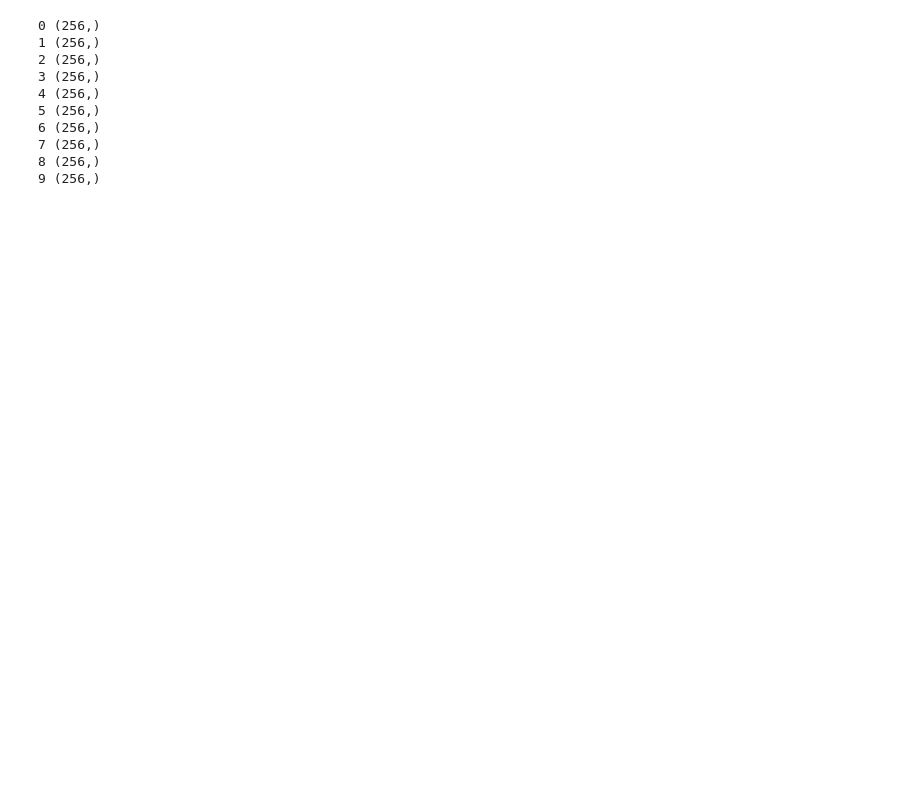
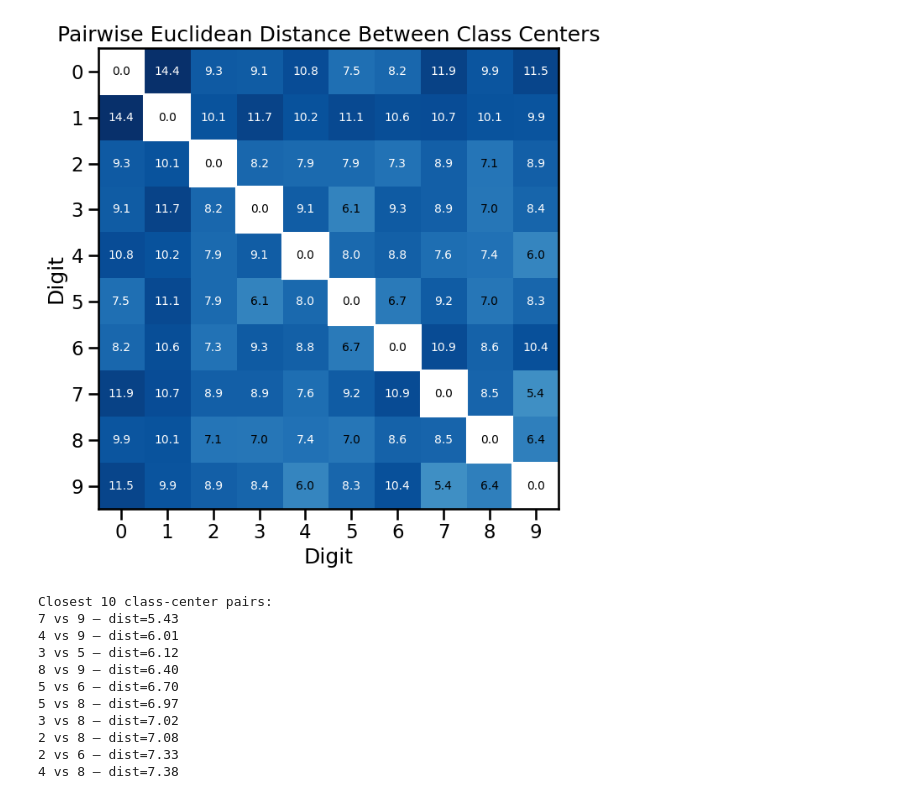
Before and after one commit to mathiisk/IDL-A0, a Jupyter notebook: A0Task1.ipynb, the cells around one changed output. Cells and saved outputs as stored; diff of their text form; code cells hidden in the pictures; blank space fills up the shorter version.

```diff
--- a/A0Task1.ipynb
+++ b/A0Task1.ipynb
@@ -61,20 +114,38 @@ plt.show
 # %%
-centers = {}
-for digit in range(len(train_out[0].unique())):
-    digit_images = train_in[train_out[0] == digit]
-    center = digit_images.mean(axis=0).values
-    centers[digit] = center
+center_distances = cdist(centers_matrix, centers_matrix, metric="euclidean")
 
-for digit in centers:
-    print(digit, centers[digit].shape)
+fig, ax = plt.subplots(figsize=(8, 7))
+im = ax.imshow(center_distances, cmap='Blues', norm=LogNorm(vmin=1, vmax=center_distances.max()))
+ax.set_title("Pairwise Euclidean Distance Between Class Centers")
+ax.set_xlabel("Digit")
+ax.set_ylabel("Digit")
+ax.set_xticks(range(len(labels_sorted)))
+ax.set_yticks(range(len(labels_sorted)))
+ax.set_xticklabels(labels_sorted)
+ax.set_yticklabels(labels_sorted)
+annotate_heatmap(ax, center_distances, fmt=".1f")
+plt.tight_layout()
+plt.show()
+
+# List the 10 closest class pairs
+pairs = [(i, j, center_distances[i, j])
+         for i in range(len(labels_sorted))
+         for j in range(i+1, len(labels_sorted))]
+pairs_sorted = sorted(pairs, key=lambda x: x[2])
+
+print("Closest 10 class-center pairs:")
+for i, (a, b, d) in enumerate(pairs_sorted[:10], 1):
+    print(f"{labels_sorted[a]} vs {labels_sorted[b]} — dist={d:.2f}")
 # %% [output]
+[figure, added]
-0 (256,)
-1 (256,)
-2 (256,)
-3 (256,)
-4 (256,)
-5 (256,)
-6 (256,)
-7 (256,)
-8 (256,)
-9 (256,)
+Closest 10 class-center pairs:
+7 vs 9 — dist=5.43
+4 vs 9 — dist=6.01
+3 vs 5 — dist=6.12
+8 vs 9 — dist=6.40
+5 vs 6 — dist=6.70
+5 vs 8 — dist=6.97
+3 vs 8 — dist=7.02
+2 vs 8 — dist=7.08
+2 vs 6 — dist=7.33
+4 vs 8 — dist=7.38
```
Also changed, not shown: parts of 15 cells of this notebook.
